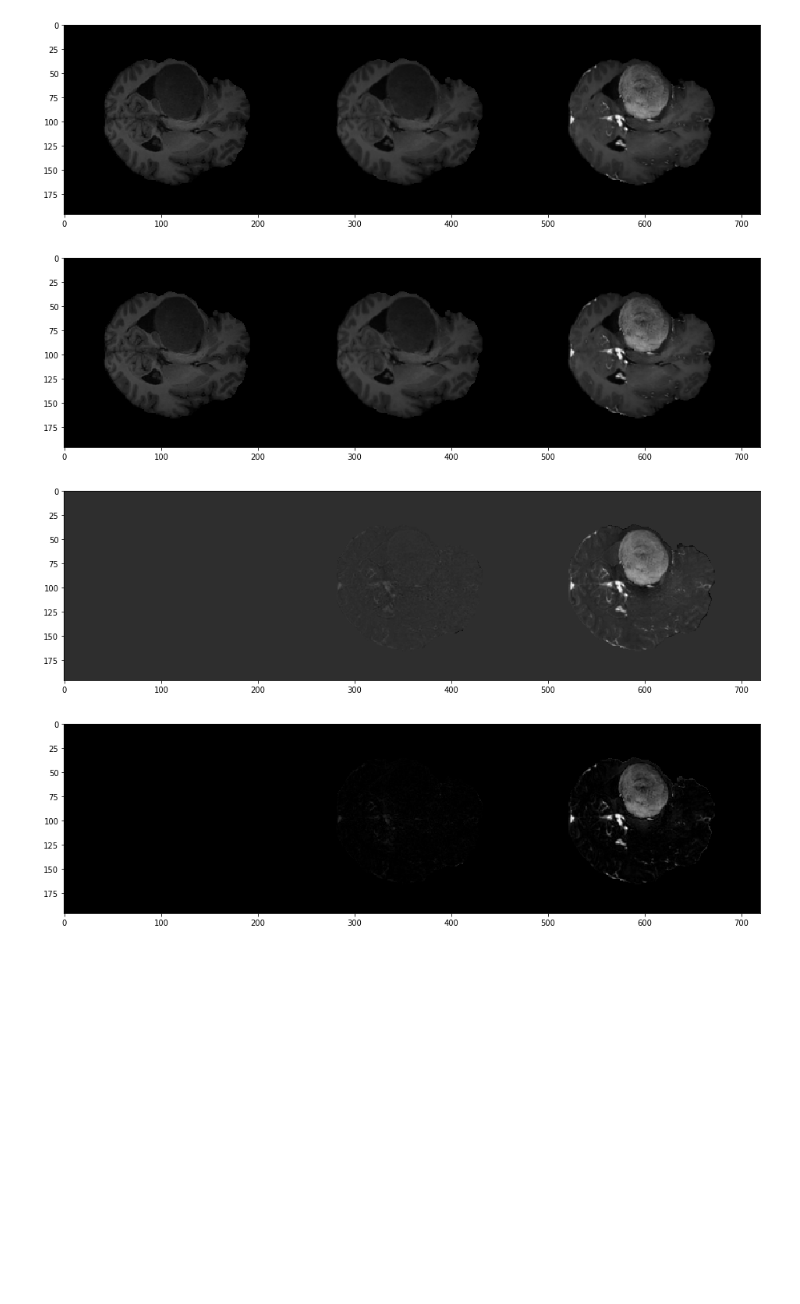
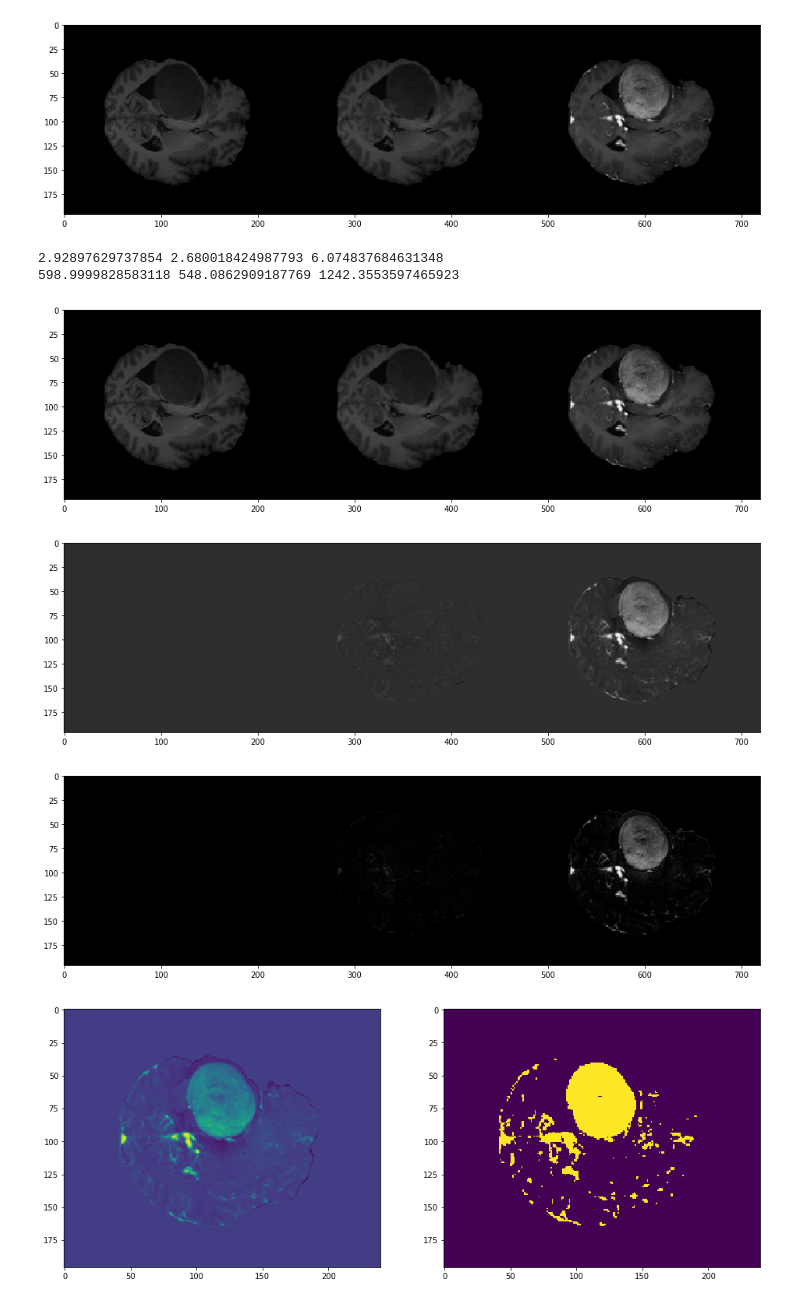
Before and after one commit to subtlemedicalinc/SubtleBoost, a Jupyter notebook: notebooks/fsl_preprocess-Tiantan_NO57.ipynb, the cells around one changed output. Saved outputs shown, nothing was run; the diff lists cells and outputs as text; code cells hidden in the pictures; blank space fills up the shorter version.

```diff
--- a/notebooks/fsl_preprocess-Tiantan_NO57.ipynb
+++ b/notebooks/fsl_preprocess-Tiantan_NO57.ipynb
@@ -407,6 +407,10 @@ suplot.imshowtile(np.stack((x0,x1,x2), axis=3)[:,:,idx,:].squeeze())
 x0_scaled = supre.scale_slope_intercept(x0, rescale_slope_0, rescale_intercept_0, scale_slope_0)
 x1_scaled = supre.scale_slope_intercept(x1, rescale_slope_1, rescale_intercept_1, scale_slope_1)
 x2_scaled = supre.scale_slope_intercept(x2, rescale_slope_2, rescale_intercept_2, scale_slope_2)
+
+print(np.max(x0), np.max(x1), np.max(x2))
+print(np.max(x0_scaled), np.max(x1_scaled), np.max(x2_scaled))
+
 
 plt.figure(figsize=(16,8))
 suplot.imshowtile(np.stack((x0_scaled,x1_scaled,x2_scaled), axis=3)[:,:,idx,:].squeeze())
@@ -415,6 +419,23 @@ suplot.imshowtile(np.stack((x0_scaled-x0_scaled,x1_scaled-x0_scaled,x2_scaled-x0
 plt.figure(figsize=(16,8))
 suplot.imshowtile(abs(np.stack((x0_scaled-x0_scaled,x1_scaled-x0_scaled,x2_scaled-x0_scaled), axis=3)[:,:,idx,:].squeeze()))
 # %% [output]
+2.92897629737854 2.680018424987793 6.074837684631348
+598.9999828583118 548.0862909187769 1242.3553597465923
 [figure]
 [figure]
 [figure]
+# %%
+idx = 150
+th = .05
+x20_diff = x2_scaled - x0_scaled
+enhancement_mask = x20_diff > th * np.max(abs(x20_diff))
+
+plt.figure(figsize=(16, 8))
+plt.subplot(1,2,1)
+plt.imshow(x20_diff[:,:,idx])
+plt.subplot(1,2,2)
+plt.imshow(enhancement_mask[:,:,idx])
+
+np.save('{}/NO57_mask.npy'.format(working_dir), enhancement_mask)
+# %% [output]
+[figure, added]
```
Also changed, not shown: parts of 1 cell of this notebook, 1 other file.
